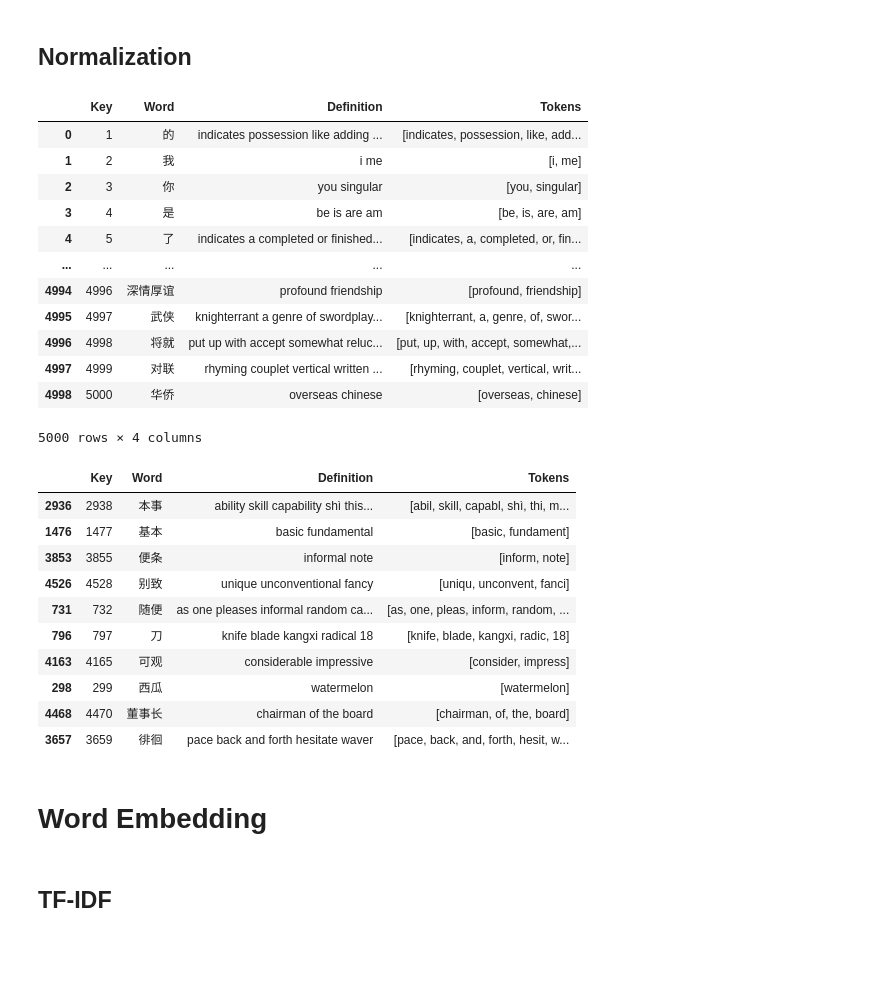
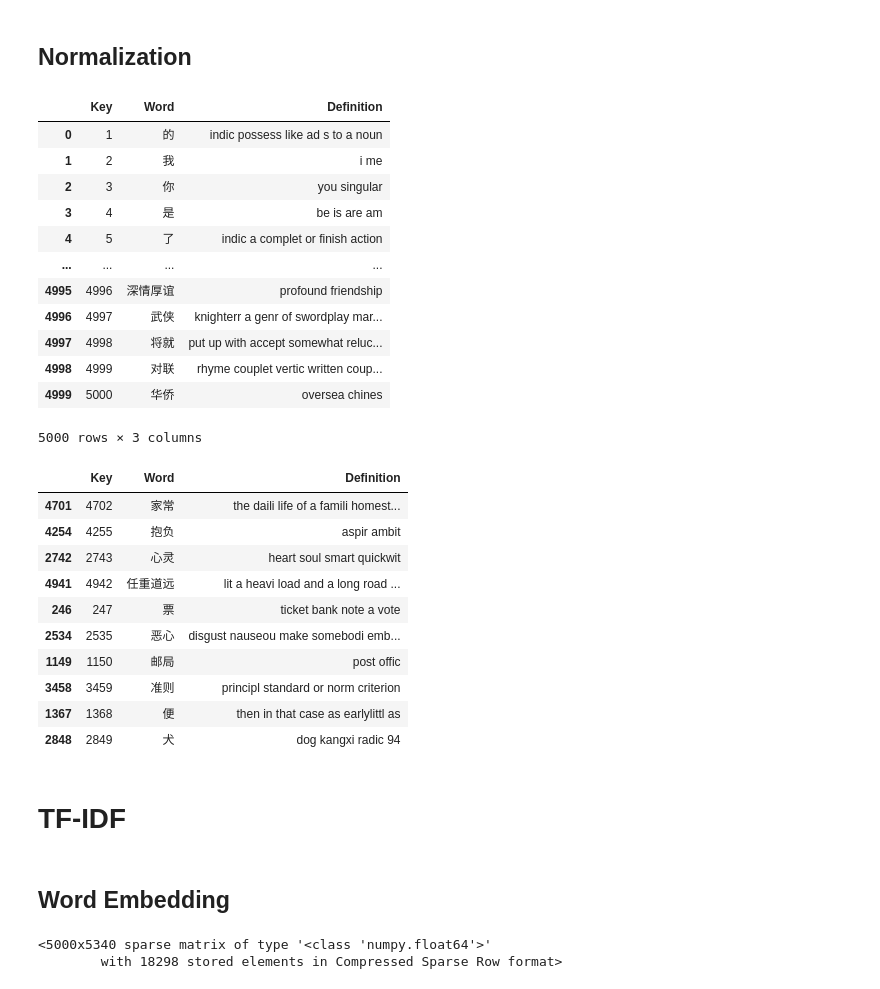
Before and after one commit to dea1013/NLP-Synonym-Clusterer, a Jupyter notebook: NLP_Synonym_Clusterer.ipynb, the cells around one changed output. Cells and saved outputs as stored; diff of their text form; code cells hidden in the pictures; blank space fills up the shorter version.

```diff
--- a/NLP_Synonym_Clusterer.ipynb
+++ b/NLP_Synonym_Clusterer.ipynb
@@ -23,7 +28,6 @@ True
 # Import Data
 # %%
 df = pd.read_csv('/content/drive/MyDrive/Data Science Projects/NLP Synonym Clusterer/Vocabulary.csv')
-df = df.sort_values(by='Key')
 df
 # %% [output]
 |  | Key | Word | Definition |
@@ -73,5 +76,0 @@ df
-# %%
-# split by whitespace
-df['Tokens'] = df['Definition'].apply(lambda x: x.split(' '))
-
-df
@@ -93,43 +78,54 @@ df
 ## Normalization
 # %%
 # lemmatization
-wordnet = WordNetLemmatizer()
-df['Tokens'] = df['Tokens'].apply(lambda x: [wordnet.lemmatize(token,'n' if pos not in ['a', 'r', 'n', 'v'] else pos) for token,pos in pos_tag(x)])
+# wordnet = WordNetLemmatizer()
+# df['Definition'] = df['Definition'].apply(lambda x: x.split(' '))
+# df['Definition'] = df['Definition'].apply(lambda x: [wordnet.lemmatize(token,'n' if pos not in ['a', 'r', 'n', 'v'] else pos) for token,pos in pos_tag(x)])
+# df['Definition'] = df['Definition'].apply(lambda x: ' '.join(x))
 
 # stemming
-# porter = PorterStemmer()
-# df['Tokens'] = df['Tokens'].apply(lambda x: [porter.stem(word) for word in x])
+porter = PorterStemmer()
+df['Definition'] = df['Definition'].apply(lambda x: x.split(' '))
+df['Definition'] = df['Definition'].apply(lambda x: [porter.stem(word) for word in x])
+df['Definition'] = df['Definition'].apply(lambda x: ' '.join(x))
 
 df
 # %% [output]
-|  | Key | Word | Definition | Tokens |
-| 0 | 1 | 的 | indicates possession like adding ... | [indicates, possession, like, add... |
-| 1 | 2 | 我 | i me | [i, me] |
-| 2 | 3 | 你 | you singular | [you, singular] |
-| 3 | 4 | 是 | be is are am | [be, is, are, am] |
-| 4 | 5 | 了 | indicates a completed or finished... | [indicates, a, completed, or, fin... |
-| ... | ... | ... | ... | ... |
-| 4994 | 4996 | 深情厚谊 | profound friendship | [profound, friendship] |
-| 4995 | 4997 | 武侠 | knighterrant a genre of swordplay... | [knighterrant, a, genre, of, swor... |
-| 4996 | 4998 | 将就 | put up with accept somewhat reluc... | [put, up, with, accept, somewhat,... |
-| 4997 | 4999 | 对联 | rhyming couplet vertical written ... | [rhyming, couplet, vertical, writ... |
-| 4998 | 5000 | 华侨 | overseas chinese | [overseas, chinese] |
+|  | Key | Word | Definition |
+| 0 | 1 | 的 | indic possess like ad s to a noun |
+| 1 | 2 | 我 | i me |
+| 2 | 3 | 你 | you singular |
+| 3 | 4 | 是 | be is are am |
+| 4 | 5 | 了 | indic a complet or finish action |
+| ... | ... | ... | ... |
+| 4995 | 4996 | 深情厚谊 | profound friendship |
+| 4996 | 4997 | 武侠 | knighterr a genr of swordplay mar... |
+| 4997 | 4998 | 将就 | put up with accept somewhat reluc... |
+| 4998 | 4999 | 对联 | rhyme couplet vertic written coup... |
+| 4999 | 5000 | 华侨 | oversea chines |
-5000 rows × 4 columns
+5000 rows × 3 columns
 # %%
 df.sample(10)
 # %% [output]
-|  | Key | Word | Definition | Tokens |
-| 2936 | 2938 | 本事 | ability skill capability shì this... | [abil, skill, capabl, shì, thi, m... |
-| 1476 | 1477 | 基本 | basic fundamental | [basic, fundament] |
-| 3853 | 3855 | 便条 | informal note | [inform, note] |
-| 4526 | 4528 | 别致 | unique unconventional fancy | [uniqu, unconvent, fanci] |
-| 731 | 732 | 随便 | as one pleases informal random ca... | [as, one, pleas, inform, random, ... |
-| 796 | 797 | 刀 | knife blade kangxi radical 18 | [knife, blade, kangxi, radic, 18] |
-| 4163 | 4165 | 可观 | considerable impressive | [consider, impress] |
-| 298 | 299 | 西瓜 | watermelon | [watermelon] |
-| 4468 | 4470 | 董事长 | chairman of the board | [chairman, of, the, board] |
-| 3657 | 3659 | 徘徊 | pace back and forth hesitate waver | [pace, back, and, forth, hesit, w... |
+|  | Key | Word | Definition |
+| 4701 | 4702 | 家常 | the daili life of a famili homest... |
+| 4254 | 4255 | 抱负 | aspir ambit |
+| 2742 | 2743 | 心灵 | heart soul smart quickwit |
+| 4941 | 4942 | 任重道远 | lit a heavi load and a long road ... |
+| 246 | 247 | 票 | ticket bank note a vote |
+| 2534 | 2535 | 恶心 | disgust nauseou make somebodi emb... |
+| 1149 | 1150 | 邮局 | post offic |
+| 3458 | 3459 | 准则 | principl standard or norm criterion |
+| 1367 | 1368 | 便 | then in that case as earlylittl as |
+| 2848 | 2849 | 犬 | dog kangxi radic 94 |
+# %% [markdown]
+# TF-IDF
 # %% [markdown]
-# Word Embedding
+## Word Embedding
-# %% [markdown]
-## TF-IDF
+# %%
+vectorizer = TfidfVectorizer()
+vectors = vectorizer.fit_transform(df['Definition'].values)
+vectors
+# %% [output]
+<5000x5340 sparse matrix of type '<class 'numpy.float64'>'
+        with 18298 stored elements in Compressed Sparse Row format>
```
Also changed, not shown: parts of 22 cells of this notebook.
